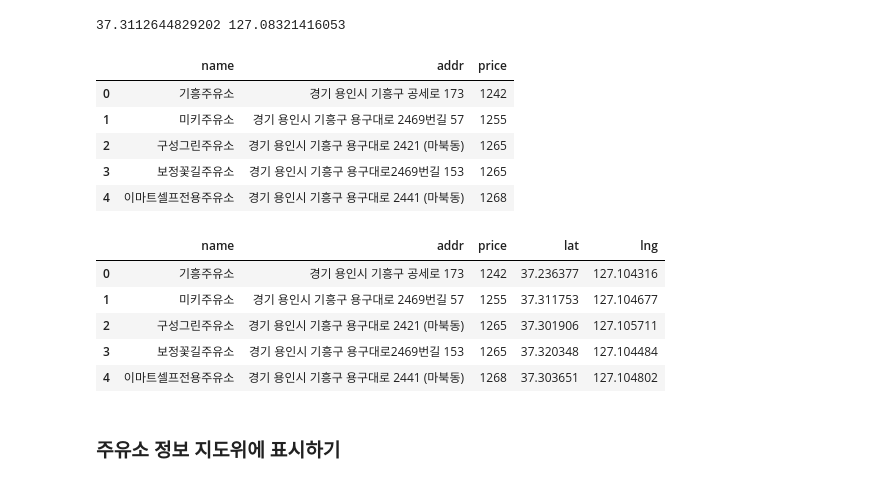
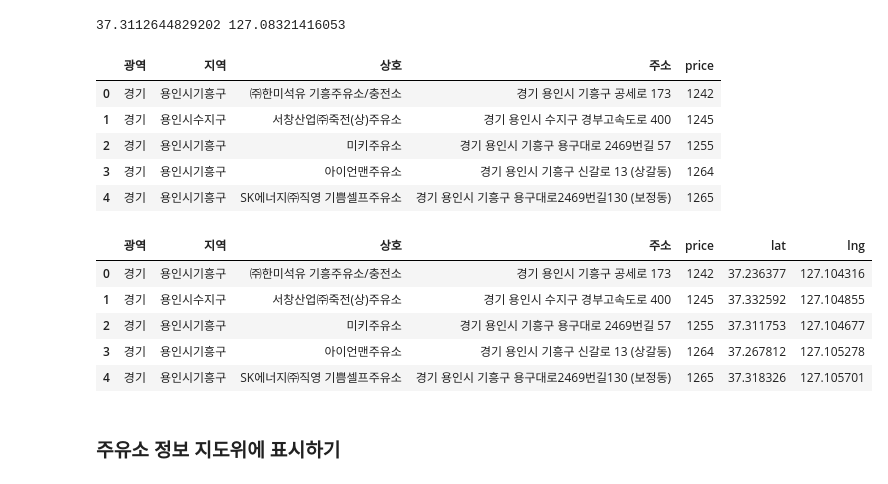
Before and after one commit to ckiekim/Data-Analysis-2020-old, a Jupyter notebook: 05.Crawling/08_my_station.ipynb, the cells around one changed output. Cells and saved outputs as stored; diff of their text form; code cells hidden in the pictures.

```diff
--- a/05.Crawling/08_my_station.ipynb
+++ b/05.Crawling/08_my_station.ipynb
@@ -109,19 +174,19 @@ print(my_lat, my_lng)
 # %% [output]
 37.3112644829202 127.08321416053
 # %%
-df = pd.read_csv('station.csv')
-df
+df = pd.read_csv('주유소2.csv')
+df.head()
 # %% [output]
-|  | name | addr | price |
-| 0 | 기흥주유소 | 경기 용인시 기흥구 공세로 173 | 1242 |
-| 1 | 미키주유소 | 경기 용인시 기흥구 용구대로 2469번길 57 | 1255 |
-| 2 | 구성그린주유소 | 경기 용인시 기흥구 용구대로 2421 (마북동) | 1265 |
-| 3 | 보정꽃길주유소 | 경기 용인시 기흥구 용구대로2469번길 153 | 1265 |
-| 4 | 이마트셀프전용주유소 | 경기 용인시 기흥구 용구대로 2441 (마북동) | 1268 |
+|  | 광역 | 지역 | 상호 | 주소 | price |
+| 0 | 경기 | 용인시기흥구 | ㈜한미석유 기흥주유소/충전소 | 경기 용인시 기흥구 공세로 173 | 1242 |
+| 1 | 경기 | 용인시수지구 | 서창산업㈜죽전(상)주유소 | 경기 용인시 수지구 경부고속도로 400 | 1245 |
+| 2 | 경기 | 용인시기흥구 | 미키주유소 | 경기 용인시 기흥구 용구대로 2469번길 57 | 1255 |
+| 3 | 경기 | 용인시기흥구 | 아이언맨주유소 | 경기 용인시 기흥구 신갈로 13 (상갈동) | 1264 |
+| 4 | 경기 | 용인시기흥구 | SK에너지㈜직영 기쁨셀프주유소 | 경기 용인시 기흥구 용구대로2469번길130 (보정동) | 1265 |
 # %%
 lat_list = []; lng_list = []
 for i in df.index:
-    url = 'https://dapi.kakao.com/v2/local/search/address.json?query=' + quote(df.addr[i])
+    url = 'https://dapi.kakao.com/v2/local/search/address.json?query=' + quote(df['주소'][i])
     result = requests.get(url,
             headers={"Authorization": "KakaoAK "+kmap_key}).json()
     lat = float(result['documents'][0]['y'])
@@ -131,12 +196,12 @@ for i in df.index:
 # %%
 df['lat'] = lat_list
 df['lng'] = lng_list
-df
+df.head()
 # %% [output]
-|  | name | addr | price | lat | lng |
-| 0 | 기흥주유소 | 경기 용인시 기흥구 공세로 173 | 1242 | 37.236377 | 127.104316 |
-| 1 | 미키주유소 | 경기 용인시 기흥구 용구대로 2469번길 57 | 1255 | 37.311753 | 127.104677 |
-| 2 | 구성그린주유소 | 경기 용인시 기흥구 용구대로 2421 (마북동) | 1265 | 37.301906 | 127.105711 |
-| 3 | 보정꽃길주유소 | 경기 용인시 기흥구 용구대로2469번길 153 | 1265 | 37.320348 | 127.104484 |
-| 4 | 이마트셀프전용주유소 | 경기 용인시 기흥구 용구대로 2441 (마북동) | 1268 | 37.303651 | 127.104802 |
+|  | 광역 | 지역 | 상호 | 주소 | price | lat | lng |
+| 0 | 경기 | 용인시기흥구 | ㈜한미석유 기흥주유소/충전소 | 경기 용인시 기흥구 공세로 173 | 1242 | 37.236377 | 127.104316 |
+| 1 | 경기 | 용인시수지구 | 서창산업㈜죽전(상)주유소 | 경기 용인시 수지구 경부고속도로 400 | 1245 | 37.332592 | 127.104855 |
+| 2 | 경기 | 용인시기흥구 | 미키주유소 | 경기 용인시 기흥구 용구대로 2469번길 57 | 1255 | 37.311753 | 127.104677 |
+| 3 | 경기 | 용인시기흥구 | 아이언맨주유소 | 경기 용인시 기흥구 신갈로 13 (상갈동) | 1264 | 37.267812 | 127.105278 |
+| 4 | 경기 | 용인시기흥구 | SK에너지㈜직영 기쁨셀프주유소 | 경기 용인시 기흥구 용구대로2469번길130 (보정동) | 1265 | 37.318326 | 127.105701 |
 # %%
```
Also changed, not shown: parts of 7 cells of this notebook.
